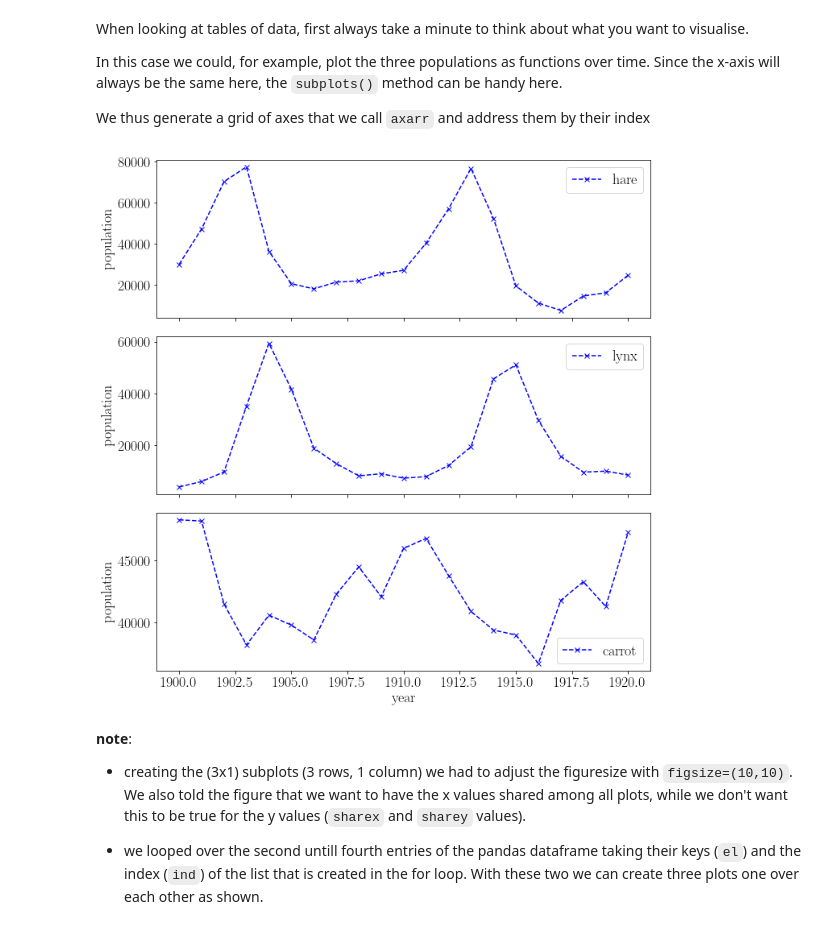
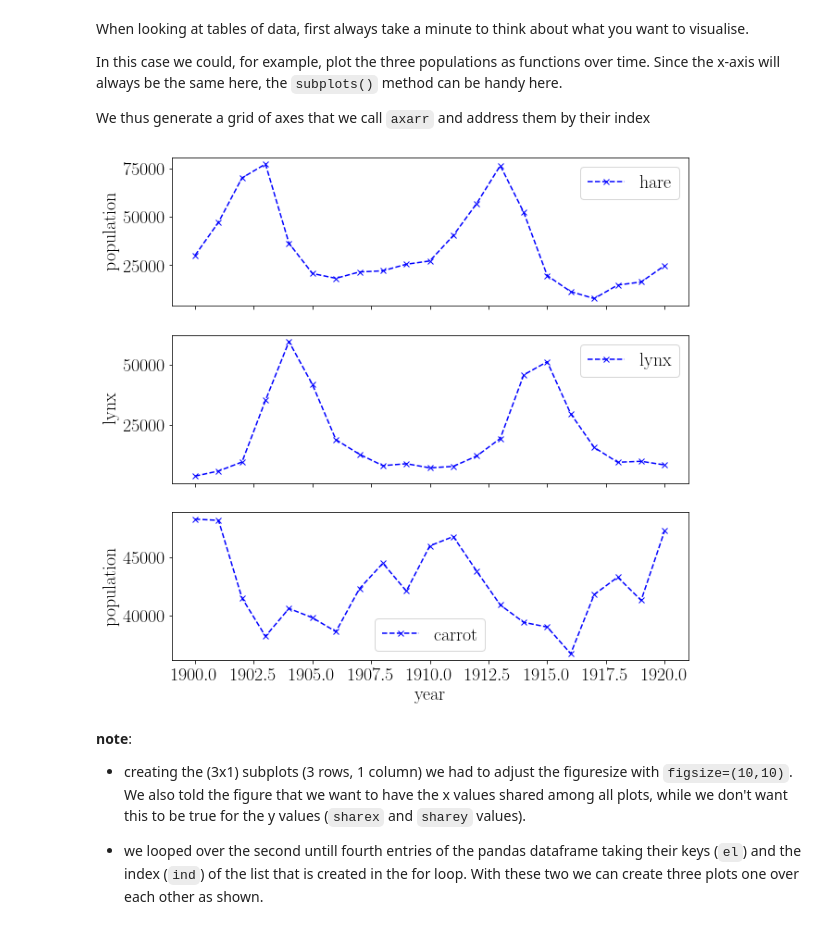
Before and after one commit to fcosi/python-data-plotting, a Jupyter notebook: Basics of Plotting.ipynb, the cells around one changed output. Cells and saved outputs as stored; diff of their text form; code cells hidden in the pictures.

```diff
--- a/Basics of Plotting.ipynb
+++ b/Basics of Plotting.ipynb
@@ -154,18 +154,19 @@ In this case we could, for example, plot the three populations as functions over
 We thus generate a grid of axes that we call `axarr` and address them by their index
 # %%
 fig2, axarr = plt.subplots(3, 1, figsize=(10,10), sharex='col', sharey=False,
-                           tight_layout=True)
+                           tight_layout=False)
 
 for ind, el in enumerate(pop.keys()[1:]):
     axarr[ind].plot(pop['# year'], pop[el], 'b--', marker="x", label=el)
     axarr[ind].legend()
     axarr[ind].set_ylabel("population")
 
 axarr[2].set_xlabel("year")
+axarr[1].set_ylabel("lynx")
 
 fig2.savefig("populations.pdf")
 # %% [output]
-[figure, old version]
+[figure, new version]
 # %% [markdown]
 __note__:
 - creating the (3x1) subplots (3 rows, 1 column) we had to adjust the figuresize with `figsize=(10,10)`. We also told the figure that we want to have the x values shared among all plots, while we don't want this to be true for the y values (`sharex` and `sharey` values).
```
Also changed, not shown: parts of 9 cells of this notebook, 1 other file.
